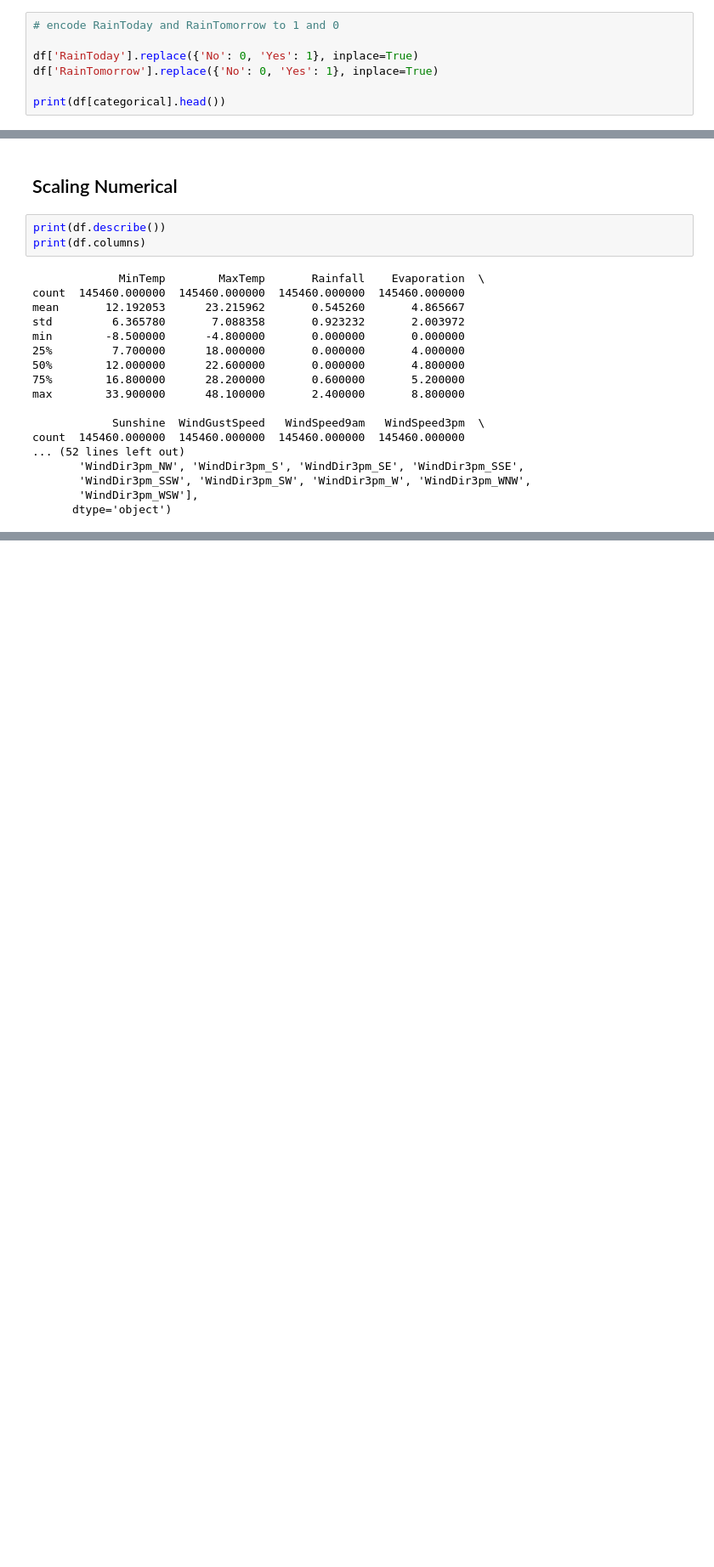
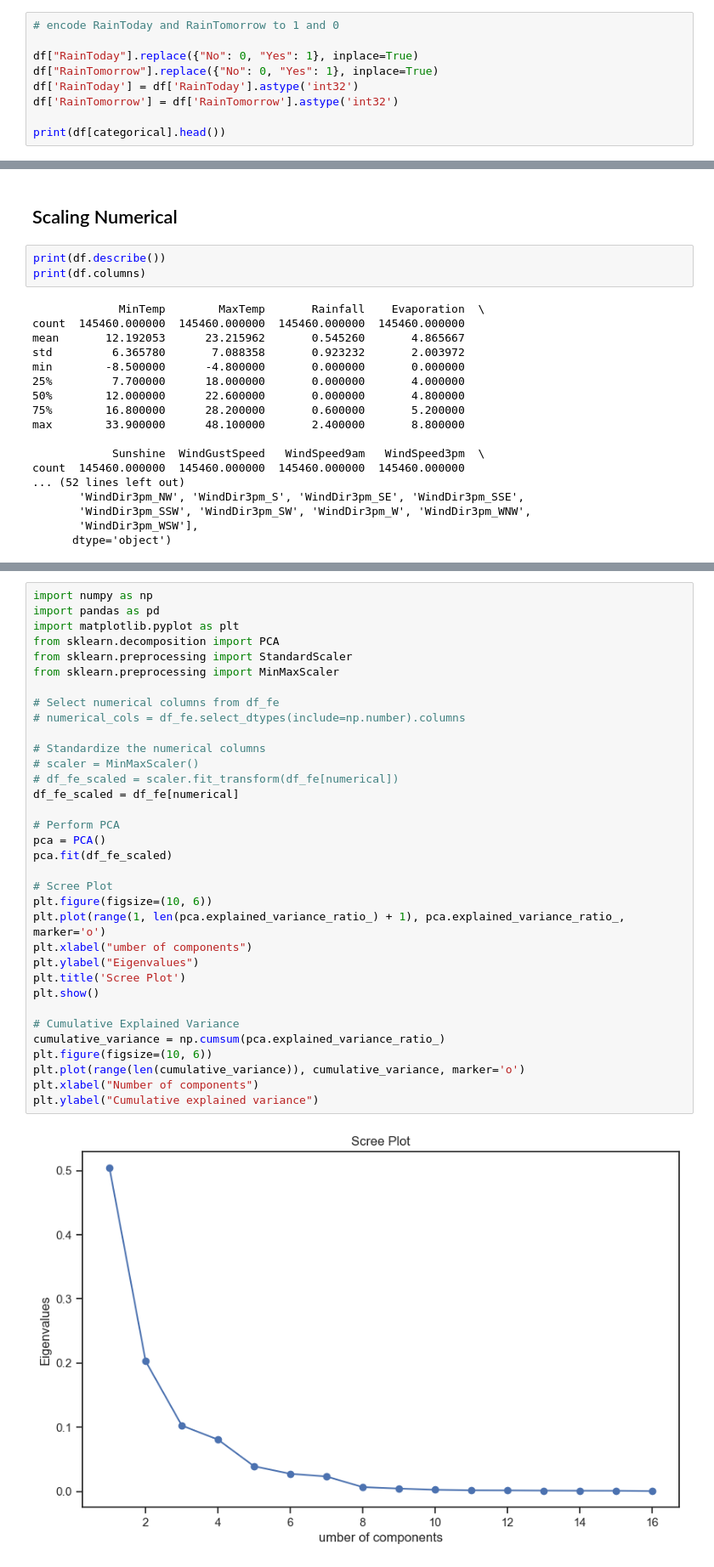
Before and after one commit to faliqadlan/rain-prediction-minimalist, a Jupyter notebook: rain_prediction_minimalist.ipynb, the cells around one changed output, grey strips where cells are left out. Shown at 85% size. Saved outputs shown, nothing was run; the diff lists cells and outputs as text; blank space fills up the shorter version.

```diff
--- a/rain_prediction_minimalist.ipynb
+++ b/rain_prediction_minimalist.ipynb
@@ -1244,8 +1245,10 @@ print(df[categorical].head())
 # %%
 # encode RainToday and RainTomorrow to 1 and 0
 
-df['RainToday'].replace({'No': 0, 'Yes': 1}, inplace=True)
-df['RainTomorrow'].replace({'No': 0, 'Yes': 1}, inplace=True)
+df["RainToday"].replace({"No": 0, "Yes": 1}, inplace=True)
+df["RainTomorrow"].replace({"No": 0, "Yes": 1}, inplace=True)
+df['RainToday'] = df['RainToday'].astype('int32')
+df['RainTomorrow'] = df['RainTomorrow'].astype('int32')
 
 print(df[categorical].head())
 # %% [output]
@@ -1388,0 +1550,36 @@ max         1.000000       1.000000       1.000000       1.000000
+# %%
+import numpy as np
+import pandas as pd
+import matplotlib.pyplot as plt
+from sklearn.decomposition import PCA
+from sklearn.preprocessing import StandardScaler
+from sklearn.preprocessing import MinMaxScaler
+
+# Select numerical columns from df_fe
+# numerical_cols = df_fe.select_dtypes(include=np.number).columns
+
+# Standardize the numerical columns
+# scaler = MinMaxScaler()
+# df_fe_scaled = scaler.fit_transform(df_fe[numerical])
+df_fe_scaled = df_fe[numerical]
+
+# Perform PCA
+pca = PCA()
+pca.fit(df_fe_scaled)
+
+# Scree Plot
+plt.figure(figsize=(10, 6))
+plt.plot(range(1, len(pca.explained_variance_ratio_) + 1), pca.explained_variance_ratio_, marker='o')
+plt.xlabel("umber of components")
+plt.ylabel("Eigenvalues")
+plt.title('Scree Plot')
+plt.show()
+
+# Cumulative Explained Variance
+cumulative_variance = np.cumsum(pca.explained_variance_ratio_)
+plt.figure(figsize=(10, 6))
+plt.plot(range(len(cumulative_variance)), cumulative_variance, marker='o')
+plt.xlabel("Number of components")
+plt.ylabel("Cumulative explained variance")
+# %% [output]
+[figure, added]
```
Also changed, not shown: parts of 18 cells of this notebook.
